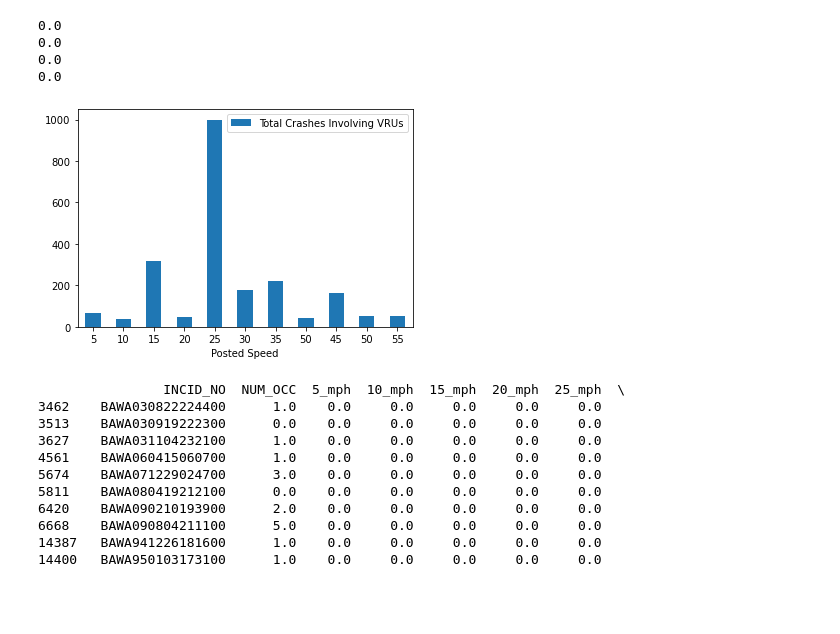
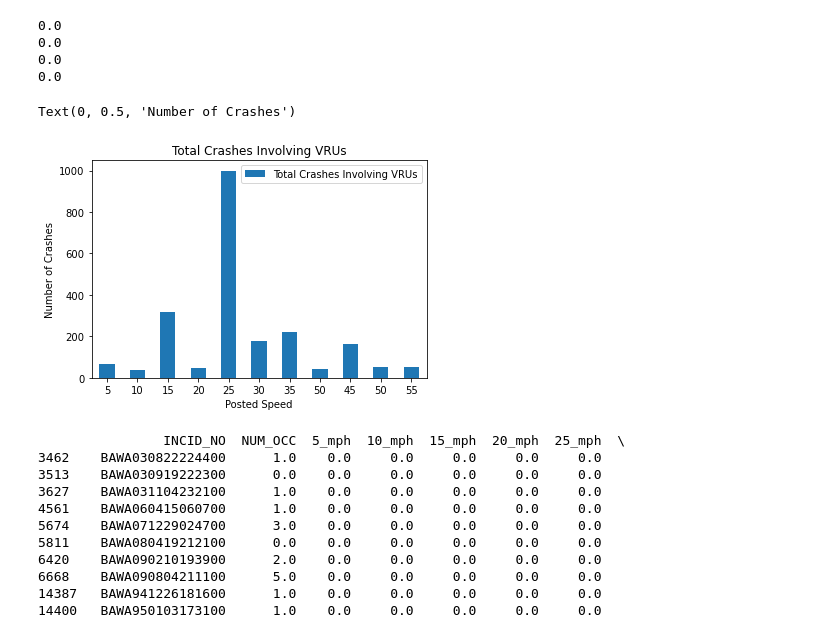
Before and after one commit to VolpeUSDOT/NPS-Region-Crash-Briefing, a Jupyter notebook: data analysis notebooks/Test Run of Automated Python Reports - Smitha .ipynb, the cells around one changed output. Saved outputs shown, nothing was run; the diff lists cells and outputs as text; code cells hidden in the pictures; blank space fills up the shorter version.

```diff
--- a/data analysis notebooks/Test Run of Automated Python Reports - Smitha .ipynb
+++ b/data analysis notebooks/Test Run of Automated Python Reports - Smitha .ipynb
@@ -224,21 +225,26 @@ print(VRU_75)
 # %%
 #Bar graph of total crashes involving VRUs sorted by posted speed
 VRU_5 = VRU['5_mph'].sum()
 VRU_10 = VRU['10_mph'].sum()
 VRU_15 = VRU['15_mph'].sum()
 VRU_20 = VRU['20_mph'].sum()
 VRU_25 = VRU['25_mph'].sum()
 VRU_30 = VRU['30_mph'].sum()
 VRU_35 = VRU['35_mph'].sum()
 VRU_40 = VRU['40_mph'].sum()
 VRU_45 = VRU['45_mph'].sum()
 VRU_50 = VRU['50_mph'].sum()
 VRU_55 = VRU['55_mph'].sum()
 VRU_60 = VRU['60_mph'].sum()
 df = pd.DataFrame({'Posted Speed':[5,10,15,20,25,30,35,50,45,50,55], 'Total Crashes Involving VRUs':[VRU_5,VRU_10,VRU_15,VRU_20,VRU_25,VRU_30,VRU_35,VRU_40,VRU_45,VRU_50,VRU_55]})
 ax = df.plot.bar(x='Posted Speed', y='Total Crashes Involving VRUs', rot=0)
+
+plt.title('Total Crashes Involving VRUs')
+plt.xlabel('Posted Speed')
+plt.ylabel('Number of Crashes')
 # %% [output]
+Text(0, 0.5, 'Number of Crashes')
-[figure, old version]
+[figure, new version]
 # %%
 fatality_VRU = VRU[VRU['Fatality'] == 1]
 print(fatality_VRU)
```
Also changed, not shown: parts of 6 cells of this notebook.
